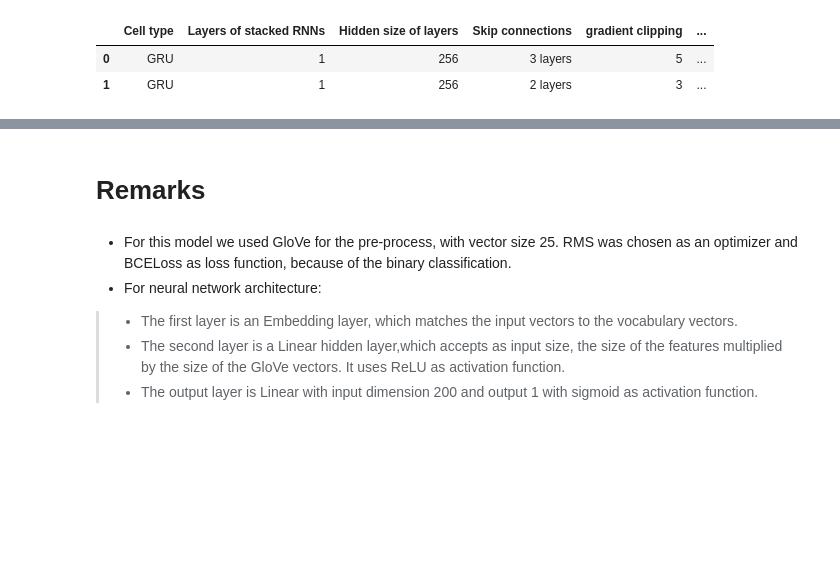
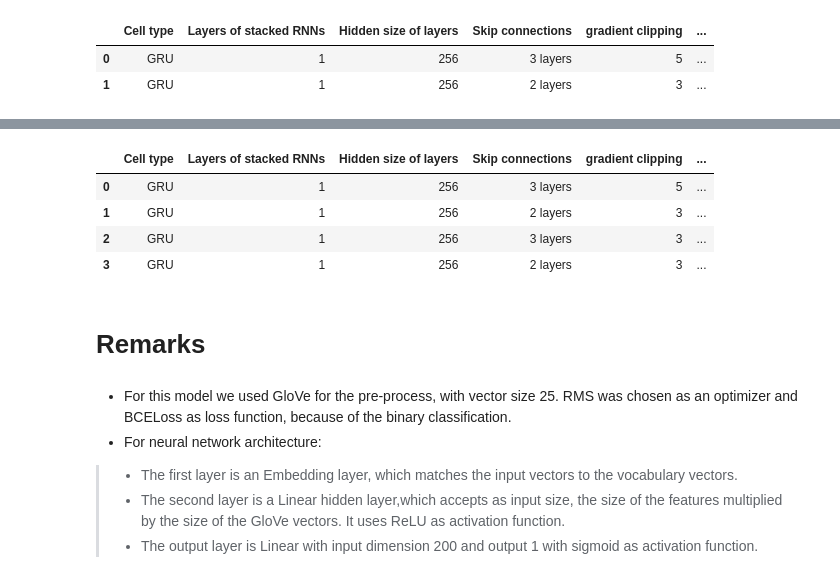
Before and after one commit to Myrto-Iglezou/Sentiment-classifier-RNN, a Jupyter notebook: Question-1-skip-connections.ipynb, the cells around one changed output, grey strips where cells are left out. Cells and saved outputs as stored; diff of their text form; code cells hidden in the pictures; blank space fills up the shorter version.

```diff
--- a/Question-1-skip-connections.ipynb
+++ b/Question-1-skip-connections.ipynb
@@ -529,3 +629,11 @@ FinalDf
+# %%
+FinalDf
+# %% [output]
+|  | Cell type | Layers of stacked RNNs | Hidden size of layers | Skip connections | gradient clipping | ... |
+| 0 | GRU | 1 | 256 | 3 layers | 5 | ... |
+| 1 | GRU | 1 | 256 | 2 layers | 3 | ... |
+| 2 | GRU | 1 | 256 | 3 layers | 3 | ... |
+| 3 | GRU | 1 | 256 | 2 layers | 3 | ... |
 # %% [markdown]
 # **Remarks**
 # %% [markdown]
```
Also changed, not shown: parts of 8 cells of this notebook.
